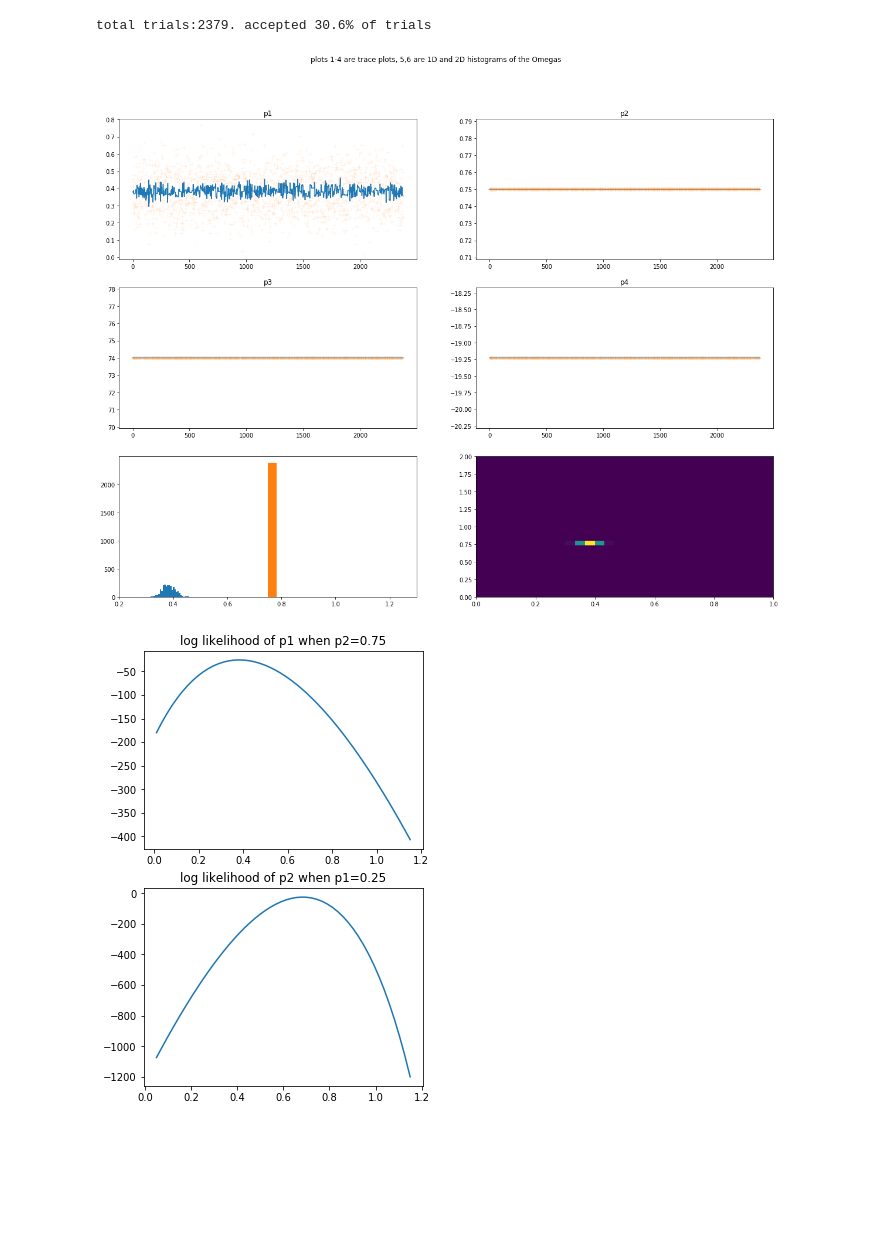
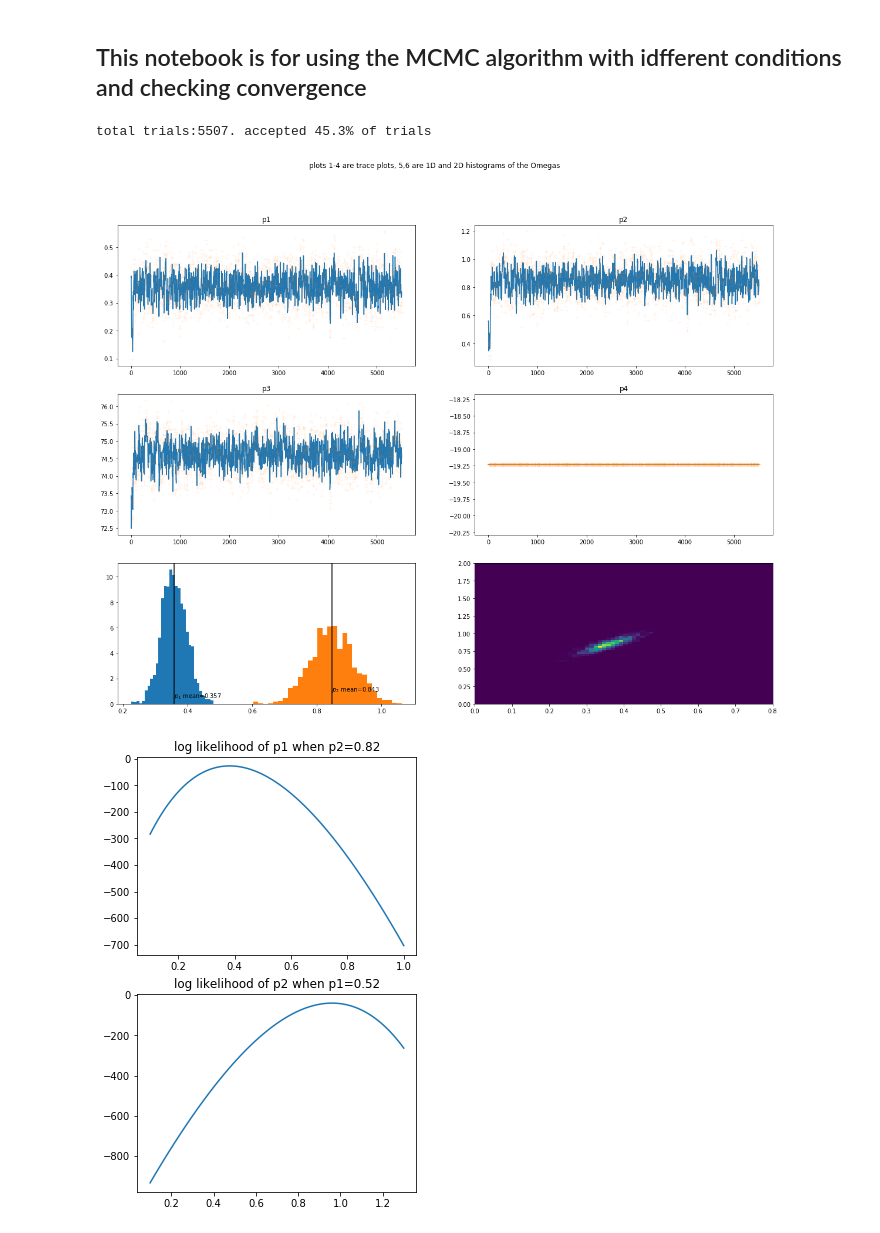
Before and after one commit to baiydaavi/bayesian_inference, a Jupyter notebook: convergence_testing.ipynb, the cells around one changed output. Cells and saved outputs as stored; diff of their text form; code cells hidden in the pictures; blank space fills up the shorter version.

```diff
--- a/convergence_testing.ipynb
+++ b/convergence_testing.ipynb
@@ -1,3 +1,5 @@
+# %% [markdown]
+## This notebook is for using the MCMC algorithm with idfferent conditions and checking convergence
 # %%
 import numpy as np
 import matplotlib.pyplot as plt
@@ -18,35 +20,42 @@ from prior_likelihood import prior
 def sys_error_likelihood(params, data):
     return likelihood(params, data, sys_error=sys_error_data)
 # %%
-#good variances [.1,.1,1,?]
-chn, rej = chain(data_lcparam, 2500, 1000, .001, start_state=[.4, .75, 74, -19.23], variances=[.1, 0, 0, .0], prior_mode='uniform' )
+#good parameters= [.52, .82, 74, -19.23]
+chn, rej = chain(data_lcparam, 10000, 2000, .001, start_state=[.4, .6, 74, -19.23], variances=None, prior_mode='uniform' )
 #chn, rej = chain(data_lcparam, 1000, 200, .01, start_state=[.5, .7, 65, -20], variances=[.01, .01, .25, .1], prior_mode='M prior', likelihood_func= sys_error_likelihood )
 # %% [output]
-total trials:2379. accepted 30.6% of trials
+total trials:5507. accepted 45.3% of trials
 # %%
 plot_rejects=True
 fig,ax = plt.subplots(3,2, figsize=(20,15))
 fig.suptitle('plots 1-4 are trace plots, 5,6 are 1D and 2D histograms of the Omegas')
 
 ax[0,0].plot(chn[:,0])
 ax[0,0].set_title('p1')
 ax[0,1].plot(chn[:,1])
 ax[0,1].set_title('p2')
 ax[1,0].plot(chn[:,2])
 ax[1,0].set_title('p3')
 ax[1,1].plot(chn[:,3])
 ax[1,1].set_title('p4')
 if plot_rejects==True:
-    rej_a = 200/len(rej[:,0])
+    rej_a = 400/len(rej[:,0])
     ax[0,0].plot(rej[:,0], '+', alpha=rej_a)
     ax[0,1].plot(rej[:,1], '+', alpha=rej_a)
     ax[1,0].plot(rej[:,2], '+', alpha=rej_a)
     ax[1,1].plot(rej[:,3], '+', alpha=rej_a)
+cutoff=int(len(chn[:,0])/5)
+cchn=chn[cutoff:,:]
+ax[2,0].hist(cchn[:,0],bins=30, density=1);
+ax[2,0].axvline(np.mean(cchn[:,0]), color='k')
+ax[2,0].text(np.mean(cchn[:,0]),.5,'$p_1$ mean={:.3f}'.format(np.mean(chn[:,0])))
+ax[2,0].axvline(np.mean(cchn[:,1]), color='k')
+ax[2,0].text(np.mean(cchn[:,1]),1,'$p_2$ mean={:.3f}'.format(np.mean(chn[:,1])))
+ax[2,0].hist(cchn[:,1],bins=30, density=1);
 
-ax[2,0].hist(chn[:,0],bins=30);
-ax[2,0]
-ax[2,0].hist(chn[:,1], bins=30);
-ax[2,1].hist2d(chn[:,0],chn[:,1], bins=30, range=[[0, 1], [0, 2]]);
+#ax[2,1].hist2d(cchn[:,0],cchn[:,1], bins=70, range=[[0, .8], [0, 2]]);
+ax[2,1].hist2d(cchn[:,0],cchn[:,1], bins=70, range=[[0, .8], [0, 2]]);
+#ax[2,1].scatter(cchn[:,0],cchn[:,1], alpha=.01);
 # %% [output]
-[figure, old version]
+[figure, new version]
 # %%
@@ -75,7 +84,7 @@ def likelihood_test(resolution, p1_min, p1_max, p2_min, p2_max, p1_slice=.25, p2
                 likelihood_array[i,j]= likelihood([p1_item,p2_item,74,-19.23], data)
     return(x, y, likelihood_array)
 # %%
-x, y, z = likelihood_test(50,.01,1.15, .05, 1.15)
+x, y, z = likelihood_test(100,.1,1,0.1, 1.3)
 # %% [output]
-[figure, old version]
+[figure, new version]
 # %%
```
Also changed, not shown: parts of 5 cells of this notebook, 3 other files.
